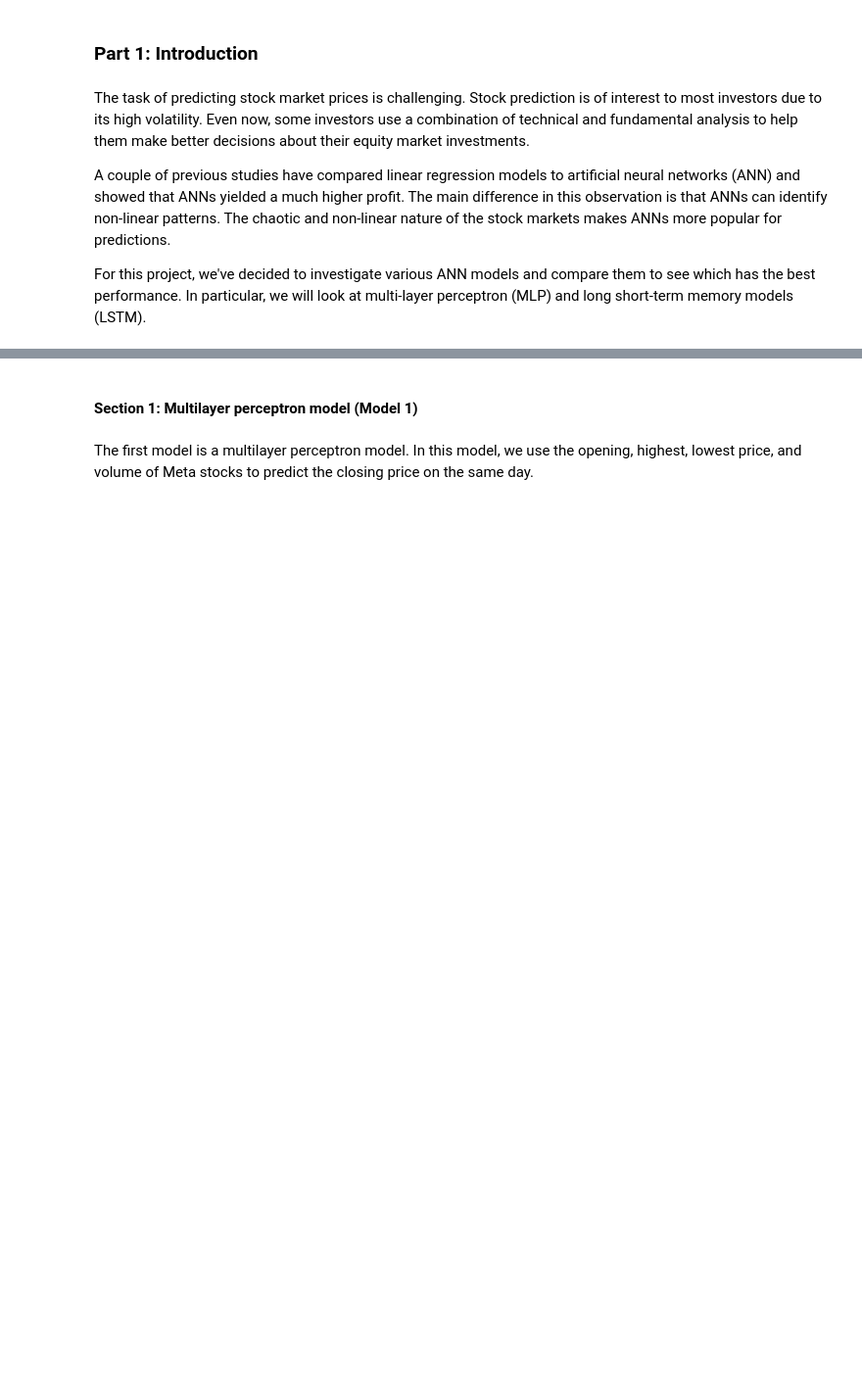
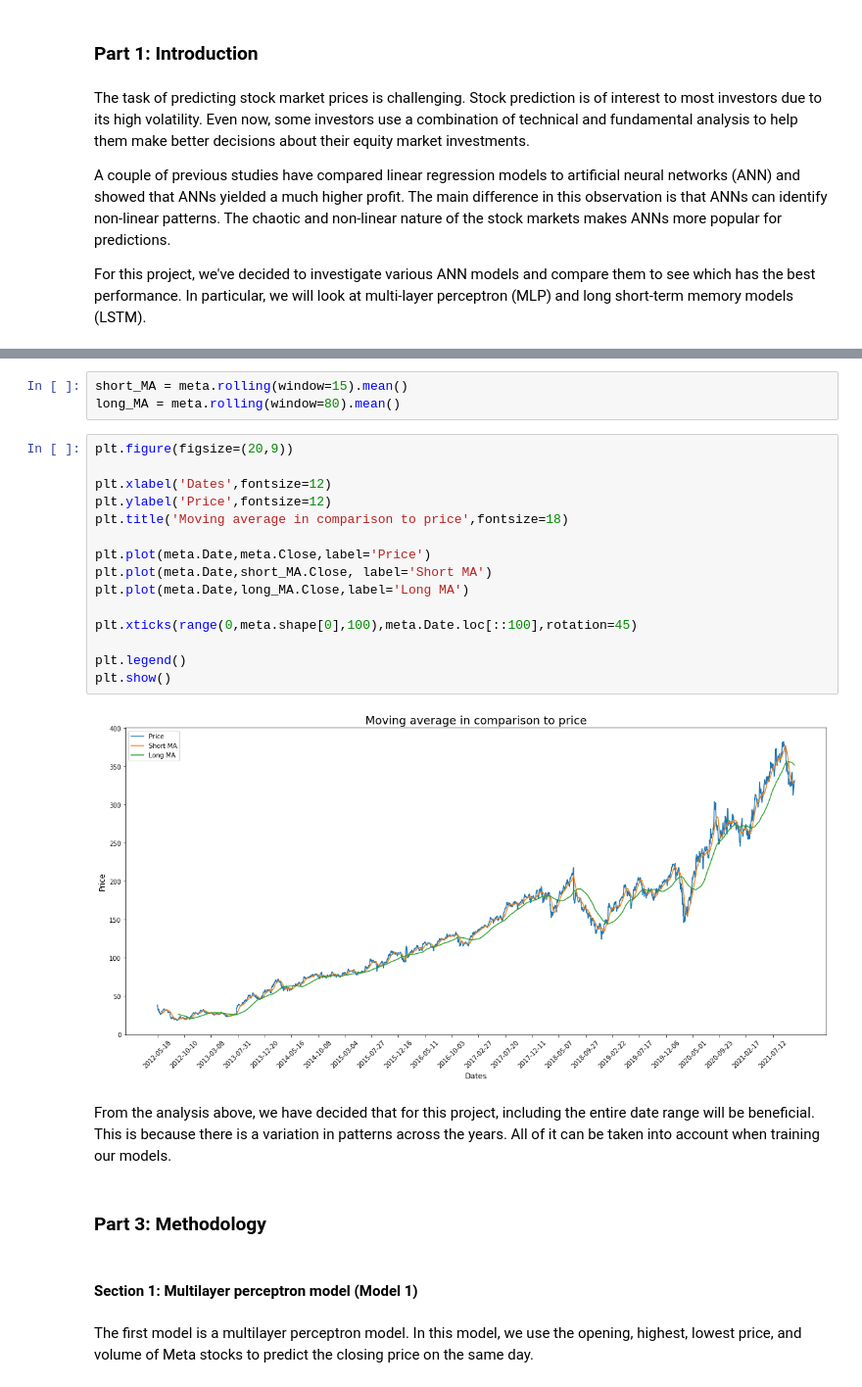
Before and after one commit to rachelsohzc/Simple-stock-prediction-with-ANN, a Jupyter notebook: Report.ipynb, the cells around one changed output, grey strips where cells are left out. Shown at 98% size. Drawn from its saved outputs; the diff is of its cells as text; blank space fills up the shorter version.

```diff
--- a/Report.ipynb
+++ b/Report.ipynb
@@ -13,3 +53,27 @@ For this project, we've decided to investigate various ANN models and compare th
+# %%
+short_MA = meta.rolling(window=15).mean()
+long_MA = meta.rolling(window=80).mean()
+# %%
+plt.figure(figsize=(20,9))
+
+plt.xlabel('Dates',fontsize=12)
+plt.ylabel('Price',fontsize=12)
+plt.title('Moving average in comparison to price',fontsize=18)
+
+plt.plot(meta.Date,meta.Close,label='Price')
+plt.plot(meta.Date,short_MA.Close, label='Short MA')
+plt.plot(meta.Date,long_MA.Close,label='Long MA')
+
+plt.xticks(range(0,meta.shape[0],100),meta.Date.loc[::100],rotation=45)
+
+plt.legend()
+plt.show()
+# %% [output]
+[figure, added]
+# %% [markdown]
+From the analysis above, we have decided that for this project, including the entire date range will be beneficial. This is because there is a variation in patterns across the years. All of it can be taken into account when training our models.
+# %% [markdown]
+### Part 3: Methodology
 # %% [markdown]
 #### Section 1: Multilayer perceptron model (Model 1)
 # %% [markdown]
```
Also changed, not shown: parts of 13 cells of this notebook.
